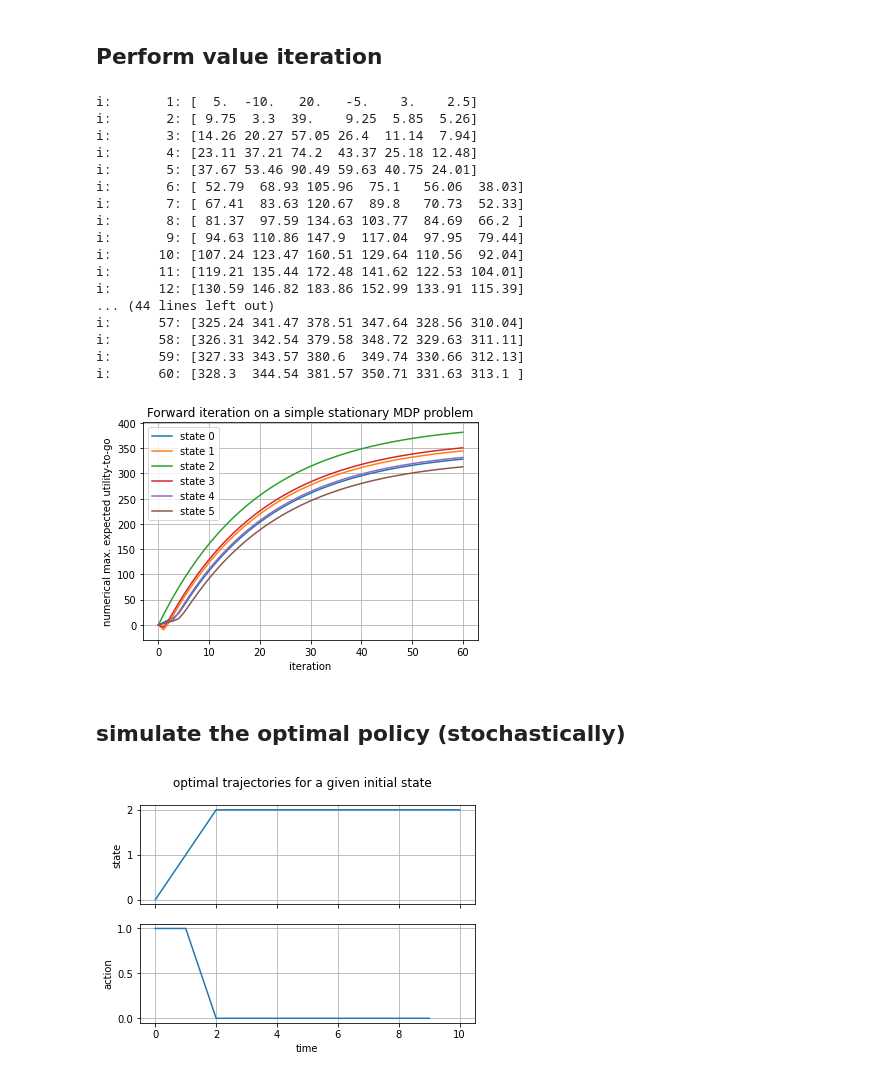
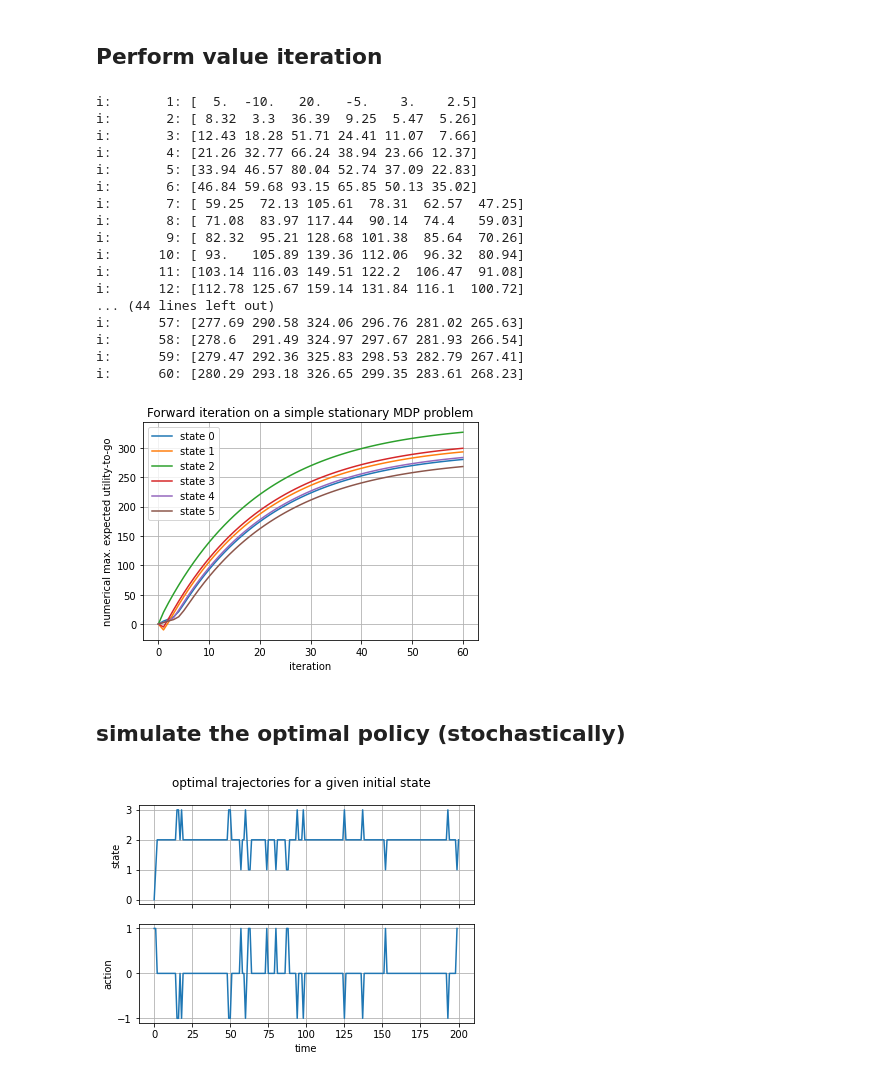
Before and after one commit to lkmuk/seq_decision_under_uncertainty, a Jupyter notebook: 0-MDP/demo_val_iter_1d_discrete.ipynb, the cells around one changed output. Saved outputs shown, nothing was run; the diff lists cells and outputs as text; code cells hidden in the pictures.

```diff
--- a/0-MDP/demo_val_iter_1d_discrete.ipynb
+++ b/0-MDP/demo_val_iter_1d_discrete.ipynb
@@ -41,7 +41,16 @@ class MDP_state_space_1d_grid:
         #
         # hard coding!
         if action == 0:
-            next_state_pmf_table[state_idx] = 1.0
+            if state_idx == 0:
+                next_state_pmf_table[state_idx+1] = 0.1
+                next_state_pmf_table[state_idx]   = 0.9
+            elif state_idx == self.get_num_states()-1:
+                next_state_pmf_table[state_idx-1] = 0.1
+                next_state_pmf_table[state_idx]   = 0.9
+            else:
+                next_state_pmf_table[state_idx+1] = 0.05
+                next_state_pmf_table[state_idx-1] = 0.05
+                next_state_pmf_table[state_idx]   = 0.90
         elif action in (1, -1):
             next_state_pmf_table[state_idx] = 0.2
             next_state_pmf_table[state_idx+action] = 0.8
@@ -74,6 +83,9 @@ class MDP_state_space_1d_grid:
         self.is_done = True
 
     def calc_traj(self, initial_state_idx, sim_steps, seed=34234):
+        """actually solve the MDP
+        using the value table!
+        """
         from numpy.random import default_rng
         rng = default_rng(seed)
 
@@ -117,22 +129,22 @@ my_prob.get_admissible_action(2)
 my_prob.calc_value(gamma=0.95, N_iter=60,verbose=True)
 # %% [output]
 i:       1: [  5.  -10.   20.   -5.    3.    2.5]
-i:       2: [ 9.75  3.3  39.    9.25  5.85  5.26]
-i:       3: [14.26 20.27 57.05 26.4  11.14  7.94]
-i:       4: [23.11 37.21 74.2  43.37 25.18 12.48]
-i:       5: [37.67 53.46 90.49 59.63 40.75 24.01]
-i:       6: [ 52.79  68.93 105.96  75.1   56.06  38.03]
-i:       7: [ 67.41  83.63 120.67  89.8   70.73  52.33]
-i:       8: [ 81.37  97.59 134.63 103.77  84.69  66.2 ]
-i:       9: [ 94.63 110.86 147.9  117.04  97.95  79.44]
-i:      10: [107.24 123.47 160.51 129.64 110.56  92.04]
-i:      11: [119.21 135.44 172.48 141.62 122.53 104.01]
-i:      12: [130.59 146.82 183.86 152.99 133.91 115.39]
+i:       2: [ 8.32  3.3  36.39  9.25  5.47  5.26]
+i:       3: [12.43 18.28 51.71 24.41 11.07  7.66]
+i:       4: [21.26 32.77 66.24 38.94 23.66 12.37]
+i:       5: [33.94 46.57 80.04 52.74 37.09 22.83]
+i:       6: [46.84 59.68 93.15 65.85 50.13 35.02]
+i:       7: [ 59.25  72.13 105.61  78.31  62.57  47.25]
+i:       8: [ 71.08  83.97 117.44  90.14  74.4   59.03]
+i:       9: [ 82.32  95.21 128.68 101.38  85.64  70.26]
+i:      10: [ 93.   105.89 139.36 112.06  96.32  80.94]
+i:      11: [103.14 116.03 149.51 122.2  106.47  91.08]
+i:      12: [112.78 125.67 159.14 131.84 116.1  100.72]
 ... (44 lines left out)
-i:      57: [325.24 341.47 378.51 347.64 328.56 310.04]
-i:      58: [326.31 342.54 379.58 348.72 329.63 311.11]
-i:      59: [327.33 343.57 380.6  349.74 330.66 312.13]
-i:      60: [328.3  344.54 381.57 350.71 331.63 313.1 ]
+i:      57: [277.69 290.58 324.06 296.76 281.02 265.63]
+i:      58: [278.6  291.49 324.97 297.67 281.93 266.54]
+i:      59: [279.47 292.36 325.83 298.53 282.79 267.41]
+i:      60: [280.29 293.18 326.65 299.35 283.61 268.23]
 # %%
 for state_idx in range(my_prob.get_num_states()):
     plt.plot(my_prob.val_table[:,state_idx],label=f'state {state_idx}')
@@ -143,21 +155,21 @@ plt.xlabel('iteration')
 plt.title("Forward iteration on a simple stationary MDP problem")
 plt.show()
 # %% [output]
-[figure, old version]
+[figure, new version]
 # %% [markdown]
 ## simulate the optimal policy (stochastically)
 # %%
 _, axs = plt.subplots(2,1,sharex=True)
-N_sim = 10
-X, U = my_prob.calc_traj(initial_state_idx=0, sim_steps=N_sim, seed =345)
+N_sim = 200
+X, U = my_prob.calc_traj(initial_state_idx=0, sim_steps=N_sim, seed =12545)
 axs[0].plot(range(N_sim+1), X)
 axs[1].plot(range(N_sim), U)
 plt.suptitle('optimal trajectories for a given initial state')
 axs[0].grid('major')
 axs[1].grid('major')
 axs[0].set_ylabel('state')
 axs[1].set_ylabel('action')
 axs[1].set_xlabel('time')
 plt.show()
 # %% [output]
-[figure, old version]
+[figure, new version]
```
